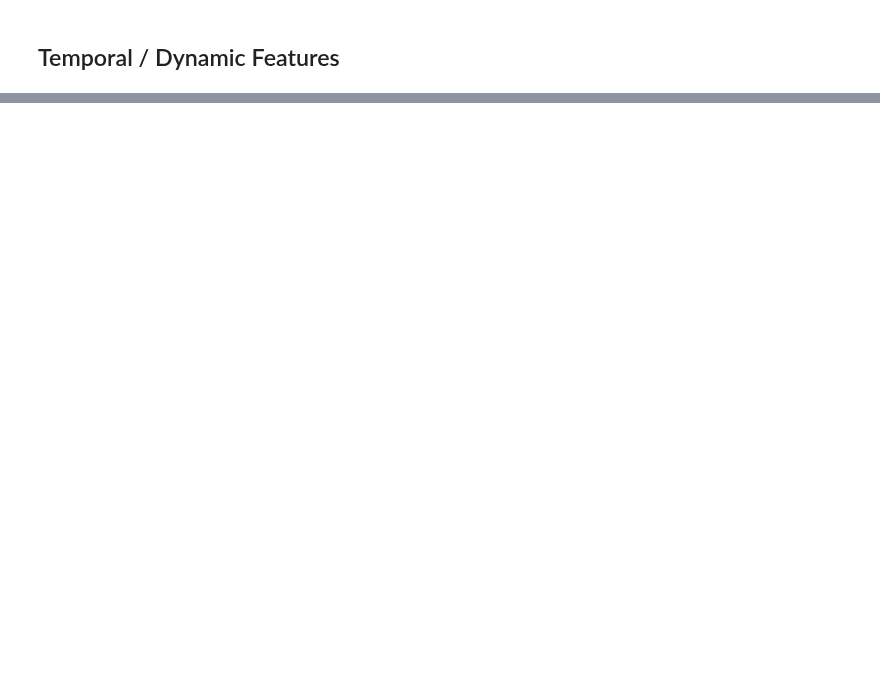
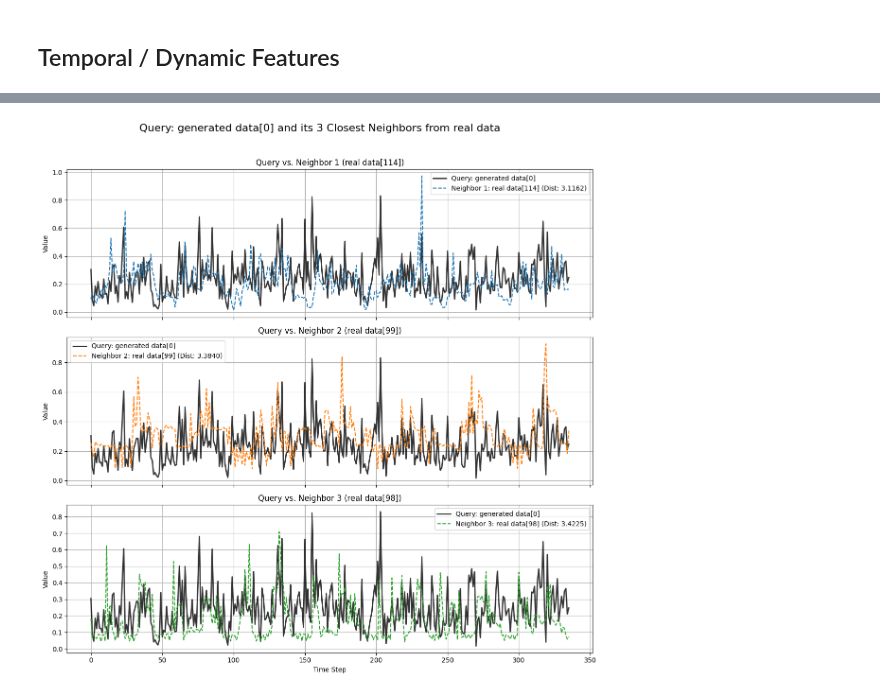
Before and after one commit to 4rn3/Thesis, a Jupyter notebook: src/1D_unet_cond_experiments.ipynb, the cells around one changed output, grey strips where cells are left out. Drawn from its saved outputs; the diff is of its cells as text; code cells hidden in the pictures; blank space fills up the shorter version.

```diff
--- a/src/1D_unet_cond_experiments.ipynb
+++ b/src/1D_unet_cond_experiments.ipynb
@@ -452,7 +278,7 @@ make_gif_from_images(paths, os.path.join(logging_dir, "kde/", "kde_progression.g
 real_data_test, real_cond_data_test = next(iter(test_loader))
 # %%
 with torch.no_grad():
-    samples = ddpm.sample(batch_size, seq_len=seq_len, features=val_data.shape[1], c=real_cond_data_test.float().to(device))
+    samples = ddpm.sample(batch_size, seq_len=seq_len, features=real_data_test.shape[1], c=real_cond_data_test.float().to(device))
     samples = samples.cpu().numpy()
 
 print(f"Samples shape: {samples.shape}")
@@ -549,0 +340,27 @@ for lag in lags:
+# %%
+# samples = np.random.rand(128, 1, 336)
+# real_data = np.random.rand(128, 1, 336)
+
+if samples.shape[1] == 1:
+    samples_reshaped = samples.reshape(samples.shape[0], samples.shape[2])
+else:
+    samples_reshaped = samples.reshape(samples.shape[0], -1)
+
+if real_data_test.shape[1] == 1:
+    real_data_reshaped = real_data_test.reshape(real_data_test.shape[0], real_data_test.shape[2])
+else:
+    real_data_reshaped = real_data_test.reshape(real_data_test.shape[0], -1)
+
+k_neighbors_to_find = 3
+knn_model = NearestNeighbors(n_neighbors=k_neighbors_to_find, algorithm='auto', metric='euclidean')
+knn_model.fit(real_data_reshaped)
+
+distances, indices = knn_model.kneighbors(samples_reshaped)
+
+num_series_to_show_results_for = 2
+for i in range(min(num_series_to_show_results_for, samples_reshaped.shape[0])):
+    print(f"\nTime series {i} from Generated data:")
+    for j in range(k_neighbors_to_find):
+        neighbor_idx = indices[i][j]
+        dist = distances[i][j]
+        print(f"  Neighbor {j+1}: Index {neighbor_idx} from real data (Distance: {dist:.4f})")
@@ -549,0 +377,13 @@ for lag in lags:
+# %%
+query_index_to_plot = 0
+plot_knn_ts(
+    query_idx_in_sample1=query_index_to_plot,
+    original_sample1=samples,
+    original_sample2=real_data_test,
+    neighbor_indices_in_sample2=indices[query_index_to_plot],
+    k_neighbors=k_neighbors_to_find,
+    neighbor_distances=distances[query_index_to_plot],
+    save_path=os.path.join(logging_dir, "knn/", f"knn.png")
+)
+# %% [output]
+[figure, added]
```
Also changed, not shown: parts of 16 cells of this notebook.
